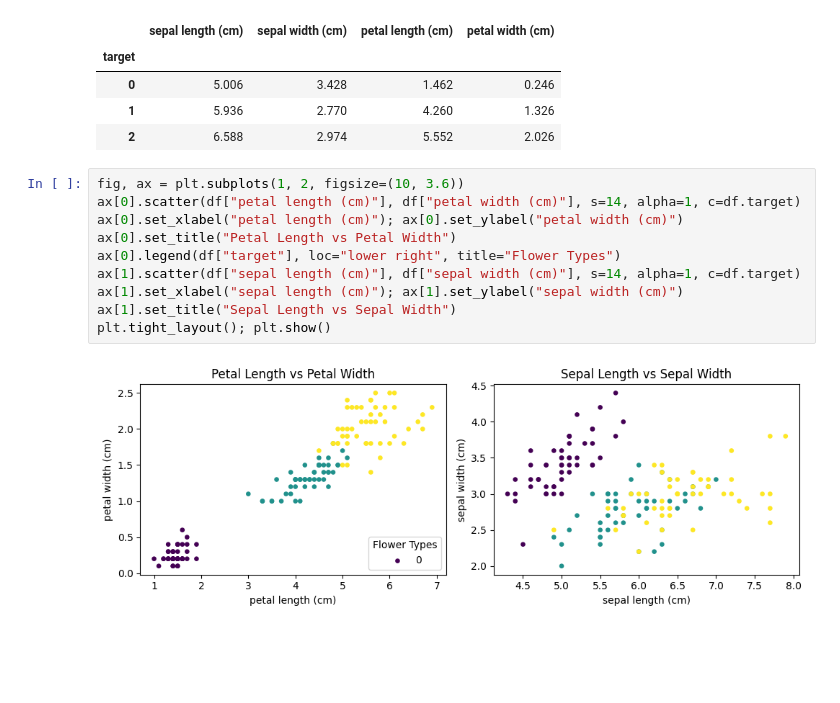
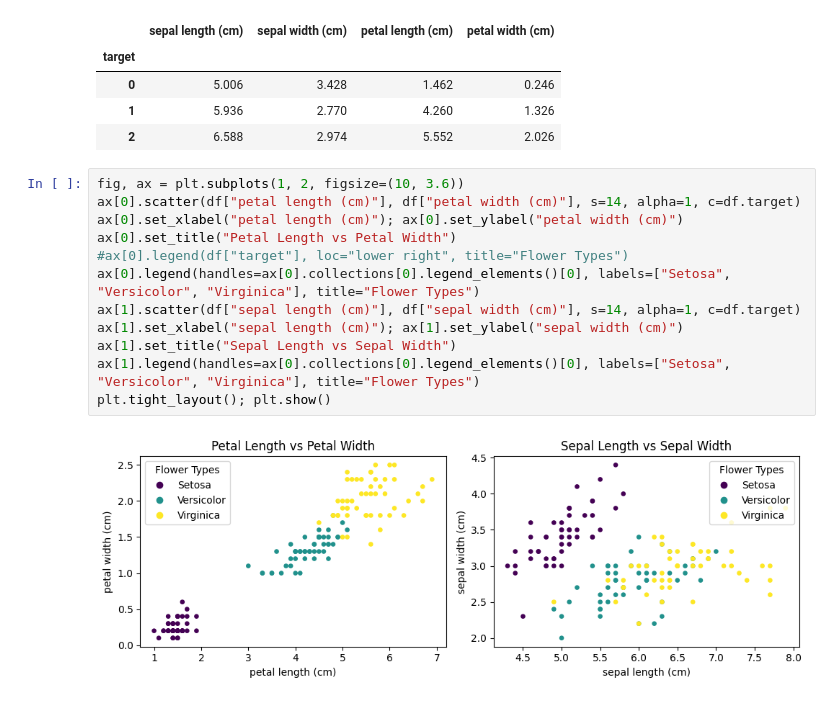
Before and after one commit to maxmartin40/Math-5750-Projects, a Jupyter notebook: Homework1.ipynb, the cells around one changed output. Drawn from its saved outputs; the diff is of its cells as text; blank space fills up the shorter version.

Commit message:
Create legends for graph

```diff
--- a/Homework1.ipynb
+++ b/Homework1.ipynb
@@ -364,12 +364,14 @@ df.groupby("target").mean()
 # %%
 fig, ax = plt.subplots(1, 2, figsize=(10, 3.6))
 ax[0].scatter(df["petal length (cm)"], df["petal width (cm)"], s=14, alpha=1, c=df.target)
 ax[0].set_xlabel("petal length (cm)"); ax[0].set_ylabel("petal width (cm)")
 ax[0].set_title("Petal Length vs Petal Width")
-ax[0].legend(df["target"], loc="lower right", title="Flower Types")
+#ax[0].legend(df["target"], loc="lower right", title="Flower Types")
+ax[0].legend(handles=ax[0].collections[0].legend_elements()[0], labels=["Setosa", "Versicolor", "Virginica"], title="Flower Types")
 ax[1].scatter(df["sepal length (cm)"], df["sepal width (cm)"], s=14, alpha=1, c=df.target)
 ax[1].set_xlabel("sepal length (cm)"); ax[1].set_ylabel("sepal width (cm)")
 ax[1].set_title("Sepal Length vs Sepal Width")
+ax[1].legend(handles=ax[0].collections[0].legend_elements()[0], labels=["Setosa", "Versicolor", "Virginica"], title="Flower Types")
 plt.tight_layout(); plt.show()
 # %% [output]
-[figure, old version]
+[figure, new version]
```
